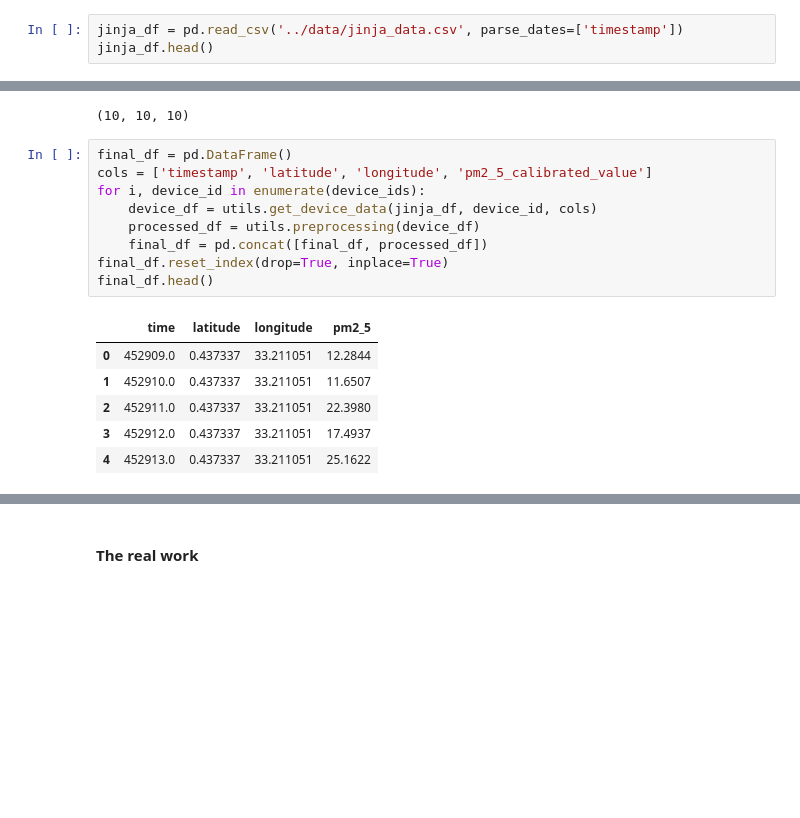
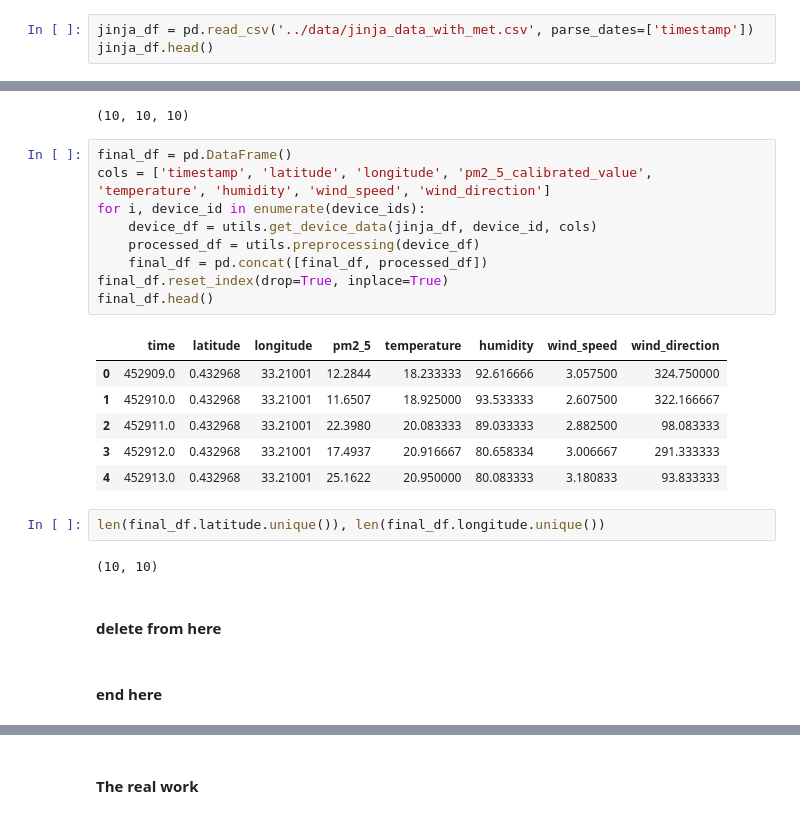
Before and after one commit to lilly-muyama/spatial_temporal_air_pollution_modelling, a Jupyter notebook: jinja/notebooks/29-05-23 Gaussian Process Regression.ipynb, the cells around one changed output, grey strips where cells are left out. Saved outputs shown, nothing was run; the diff lists cells and outputs as text; blank space fills up the shorter version.

```diff
--- a/jinja/notebooks/29-05-23 Gaussian Process Regression.ipynb
+++ b/jinja/notebooks/29-05-23 Gaussian Process Regression.ipynb
@@ -32,6 +23,6 @@ np.random.seed(SEED)
 tf.random.set_seed(SEED)
 # gpflow.config.set_default_seed(SEED)
 # %%
-jinja_df = pd.read_csv('../data/jinja_data.csv', parse_dates=['timestamp'])
+jinja_df = pd.read_csv('../data/jinja_data_with_met.csv', parse_dates=['timestamp'])
 jinja_df.head()
 # %% [output]
@@ -59,20 +50,28 @@ len(latitudes), len(longitudes), len(device_ids)
 (10, 10, 10)
 # %%
 final_df = pd.DataFrame()
-cols = ['timestamp', 'latitude', 'longitude', 'pm2_5_calibrated_value']
+cols = ['timestamp', 'latitude', 'longitude', 'pm2_5_calibrated_value', 'temperature', 'humidity', 'wind_speed', 'wind_direction']
 for i, device_id in enumerate(device_ids):
     device_df = utils.get_device_data(jinja_df, device_id, cols)
     processed_df = utils.preprocessing(device_df)
     final_df = pd.concat([final_df, processed_df])
 final_df.reset_index(drop=True, inplace=True)
 final_df.head()
 # %% [output]
-|  | time | latitude | longitude | pm2_5 |
-| 0 | 452909.0 | 0.437337 | 33.211051 | 12.2844 |
-| 1 | 452910.0 | 0.437337 | 33.211051 | 11.6507 |
-| 2 | 452911.0 | 0.437337 | 33.211051 | 22.3980 |
-| 3 | 452912.0 | 0.437337 | 33.211051 | 17.4937 |
-| 4 | 452913.0 | 0.437337 | 33.211051 | 25.1622 |
+|  | time | latitude | longitude | pm2_5 | temperature | humidity | wind_speed | wind_direction |
+| 0 | 452909.0 | 0.432968 | 33.21001 | 12.2844 | 18.233333 | 92.616666 | 3.057500 | 324.750000 |
+| 1 | 452910.0 | 0.432968 | 33.21001 | 11.6507 | 18.925000 | 93.533333 | 2.607500 | 322.166667 |
+| 2 | 452911.0 | 0.432968 | 33.21001 | 22.3980 | 20.083333 | 89.033333 | 2.882500 | 98.083333 |
+| 3 | 452912.0 | 0.432968 | 33.21001 | 17.4937 | 20.916667 | 80.658334 | 3.006667 | 291.333333 |
+| 4 | 452913.0 | 0.432968 | 33.21001 | 25.1622 | 20.950000 | 80.083333 | 3.180833 | 93.833333 |
+# %%
+len(final_df.latitude.unique()), len(final_df.longitude.unique())
+# %% [output]
+(10, 10)
+# %% [markdown]
+#### delete from here
+# %% [markdown]
+#### end here
 # %%
 def cross_validation(final_df, idx, kernel_variance, lengthscales, likelihood_variance, trainable_kernel,
                      trainable_variance, trainable_lengthscales):
```
Also changed, not shown: parts of 10 cells of this notebook, 2 other files.
